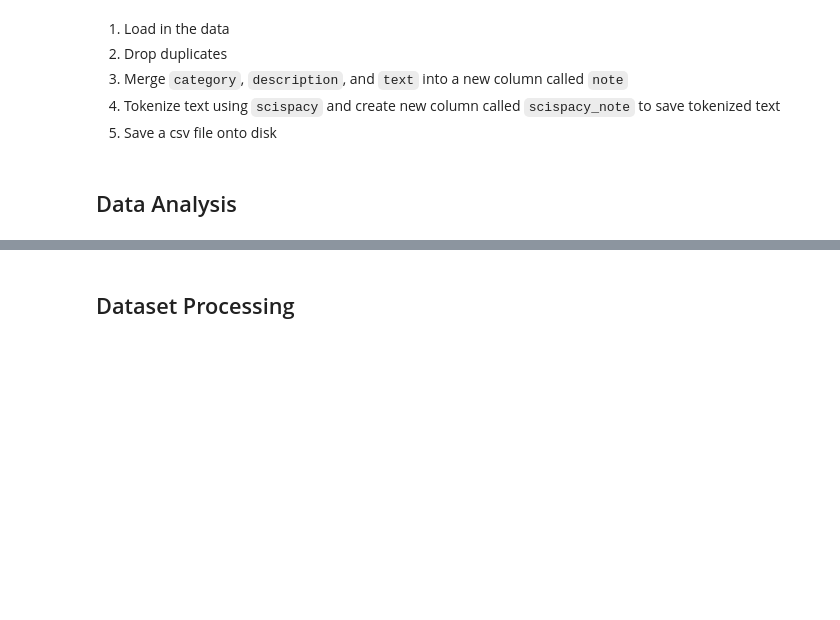
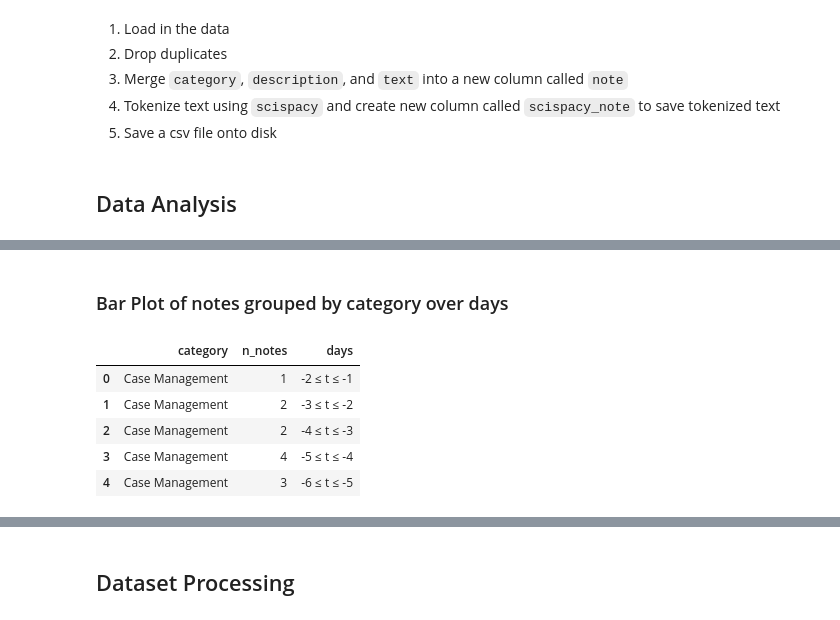
Before and after one commit to sudarshan85/imminent-adm-mimic, a Jupyter notebook: data_analysis.ipynb, the cells around one changed output, grey strips where cells are left out. Saved outputs shown, nothing was run; the diff lists cells and outputs as text; code cells hidden in the pictures; blank space fills up the shorter version.

```diff
--- a/data_analysis.ipynb
+++ b/data_analysis.ipynb
@@ -94,0 +111,15 @@ fig.savefig(fig_dir/'icu_los_hist.tif', dpi=300)
+# %% [markdown]
+### Bar Plot of notes grouped by category over days
+# %%
+plot_df = pd.DataFrame(df.groupby(['category', 'chartinterval']).size(), columns=['n_notes'])
+plot_df.reset_index(inplace=True)
+plot_df['days'] = plot_df['chartinterval'].apply(lambda x: intervals[x])
+plot_df.drop(['chartinterval'], inplace=True, axis=1)
+plot_df.head()
+# %% [output]
+|  | category | n_notes | days |
+| 0 | Case Management | 1 | -2 ≤ t ≤ -1 |
+| 1 | Case Management | 2 | -3 ≤ t ≤ -2 |
+| 2 | Case Management | 2 | -4 ≤ t ≤ -3 |
+| 3 | Case Management | 4 | -5 ≤ t ≤ -4 |
+| 4 | Case Management | 3 | -6 ≤ t ≤ -5 |
```
Also changed, not shown: parts of 9 cells of this notebook.
